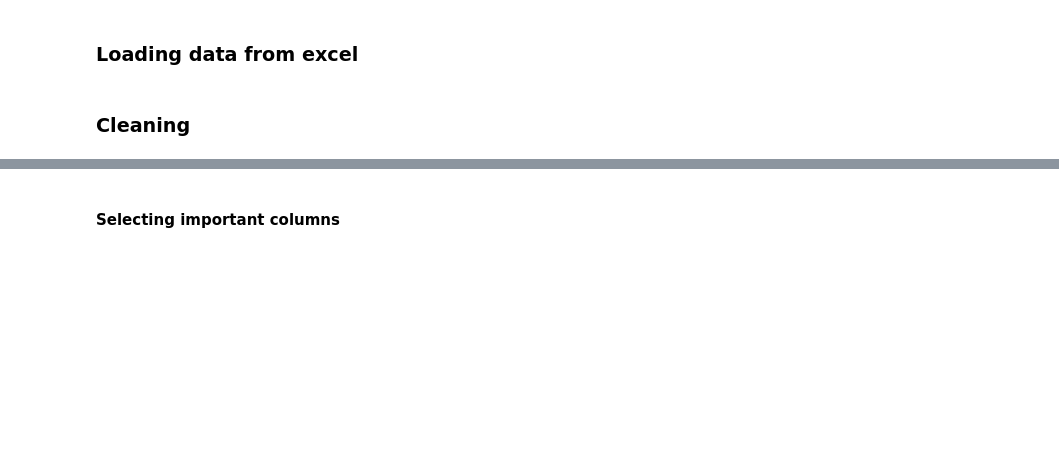
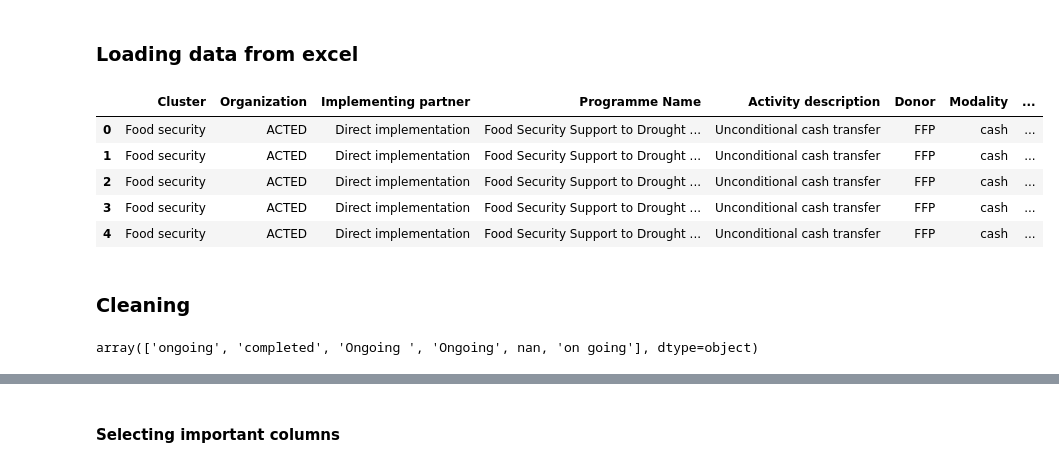
Before and after one commit to ndongamadu/hdx-som-pcoder-jypternbook, a Jupyter notebook: somalia-cash-pcoding.ipynb, the cells around one changed output, grey strips where cells are left out. Cells and saved outputs as stored; diff of their text form; code cells hidden in the pictures; blank space fills up the shorter version.

```diff
--- a/somalia-cash-pcoding.ipynb
+++ b/somalia-cash-pcoding.ipynb
@@ -10,6 +8,25 @@ import pandas as pd
+# %%
+import pandas as pd
+
+# Always display all the columns
+pd.set_option('display.width', 5000)
+pd.set_option('display.max_columns', 60)
 # %% [markdown]
 ### Loading data from excel
 # %%
-df = pd.read_excel('data/som-cash.xlsx', encoding='utf8')
+df = pd.read_excel('data/July for HDX.xlsx',encoding='utf8')
+# %%
+df[:5]
+# %% [output]
+|  | Cluster | Organization | Implementing partner | Programme Name | Activity description | Donor | Modality | ... |
+| 0 | Food security | ACTED | Direct implementation | Food Security Support to Drought ... | Unconditional cash transfer | FFP | cash | ... |
+| 1 | Food security | ACTED | Direct implementation | Food Security Support to Drought ... | Unconditional cash transfer | FFP | cash | ... |
+| 2 | Food security | ACTED | Direct implementation | Food Security Support to Drought ... | Unconditional cash transfer | FFP | cash | ... |
+| 3 | Food security | ACTED | Direct implementation | Food Security Support to Drought ... | Unconditional cash transfer | FFP | cash | ... |
+| 4 | Food security | ACTED | Direct implementation | Food Security Support to Drought ... | Unconditional cash transfer | FFP | cash | ... |
 # %% [markdown]
 ### Cleaning
+# %%
+df['Status'].unique()
+# %% [output]
+array(['ongoing', 'completed', 'Ongoing ', 'Ongoing', nan, 'on going'], dtype=object)
```
Also changed, not shown: parts of 39 cells of this notebook, 1 other file.
